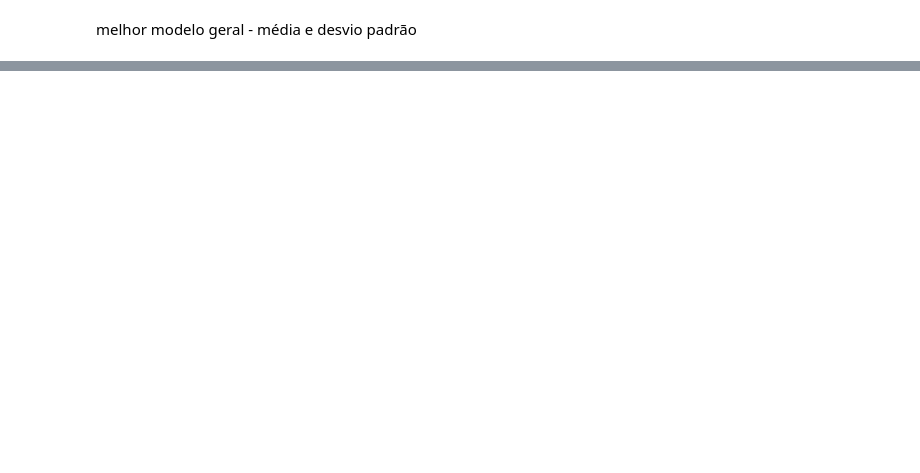
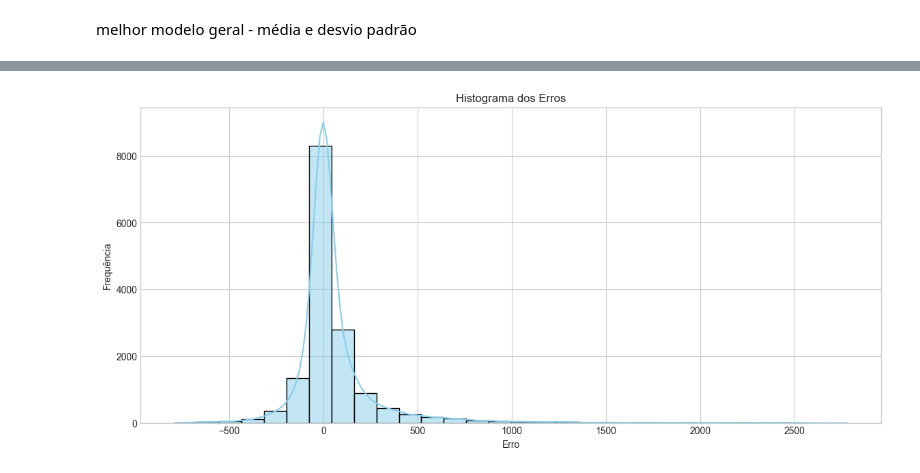
Before and after one commit to MarcosABP/Redes-Neurais, a Jupyter notebook: MLP.ipynb, the cells around one changed output, grey strips where cells are left out. Saved outputs shown, nothing was run; the diff lists cells and outputs as text; code cells hidden in the pictures; blank space fills up the shorter version.

```diff
--- a/MLP.ipynb
+++ b/MLP.ipynb
@@ -643,0 +798,4 @@ NameError: name 'y_test' is not defined
+# %%
+grafico_histograma_erros(y_test_original,y_pred_original)
+# %% [output]
+[figure, added]
```
Also changed, not shown: parts of 22 cells of this notebook.
